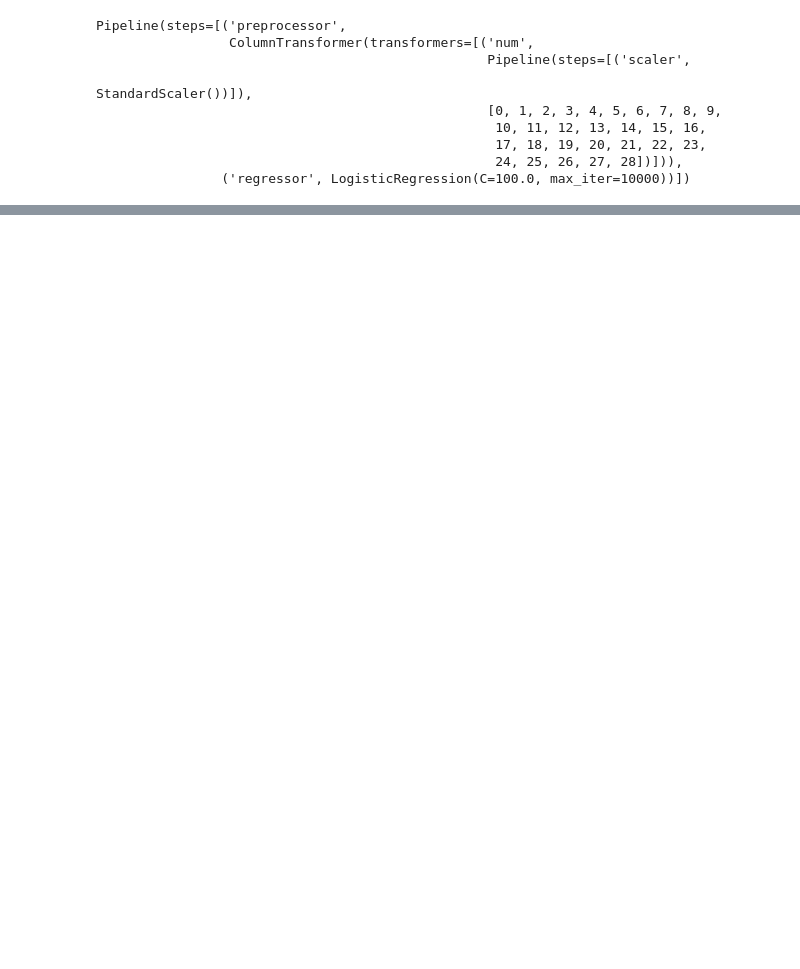
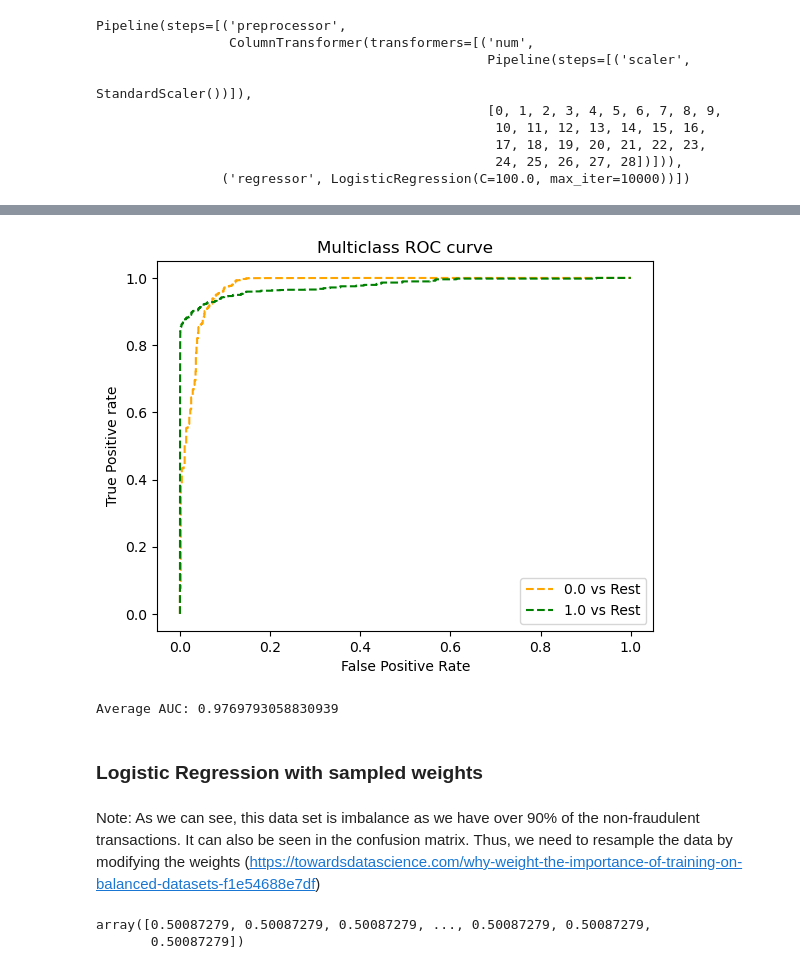
Before and after one commit to AlugoIdris/Credit-Card-Fraud-Detection, a Jupyter notebook: Credit Card Fraud Detection.ipynb, the cells around one changed output, grey strips where cells are left out. Cells and saved outputs as stored; diff of their text form; code cells hidden in the pictures; blank space fills up the shorter version.

```diff
--- a/Credit Card Fraud Detection.ipynb
+++ b/Credit Card Fraud Detection.ipynb
@@ -438,0 +480,38 @@ Accuracy on Test Data:  0.9992263775979551
+# %%
+# Get class probability scores
+fraud_prob = logistic_model.predict_proba(X_test)
+
+# Get ROC metrics for each class
+fpr = {}
+tpr = {}
+thresh ={}
+for i in range(len(labels)):
+    fpr[i], tpr[i], thresh[i] = roc_curve(y_test, fraud_prob[:,i], pos_label=i)
+
+# Plot the ROC chart
+plt.plot(fpr[0], tpr[0], linestyle='--',color='orange', label= str(labels[0]) + ' vs Rest')
+plt.plot(fpr[1], tpr[1], linestyle='--',color='green', label= str(labels[1]) + ' vs Rest')
+# plt.plot(fpr[2], tpr[2], linestyle='--',color='blue', label= wine_classes[2] + ' vs Rest')
+plt.title('Multiclass ROC curve')
+plt.xlabel('False Positive Rate')
+plt.ylabel('True Positive rate')
+plt.legend(loc='best')
+plt.show()
+# %% [output]
+[figure, added]
+# %%
+auc = roc_auc_score(y_test, fraud_prob[:, -1:], multi_class='ovr')
+print('Average AUC:', auc)
+# %% [output]
+Average AUC: 0.9769793058830939
+# %% [markdown]
+### Logistic Regression with sampled weights
+# %% [markdown]
+Note: As we can see, this data set is imbalance as we have over 90% of the non-fraudulent transactions. It can also be seen in the confusion matrix. Thus, we need to resample the data by modifying the weights (https://towardsdatascience.com/why-weight-the-importance-of-training-on-balanced-datasets-f1e54688e7df)
+# %%
+# resample the class data by calculating the balanced class weights
+w_train = compute_sample_weight('balanced', y_train)
+w_train
+# %% [output]
+array([0.50087279, 0.50087279, 0.50087279, ..., 0.50087279, 0.50087279,
+       0.50087279])
```
Also changed, not shown: parts of 56 cells of this notebook.
